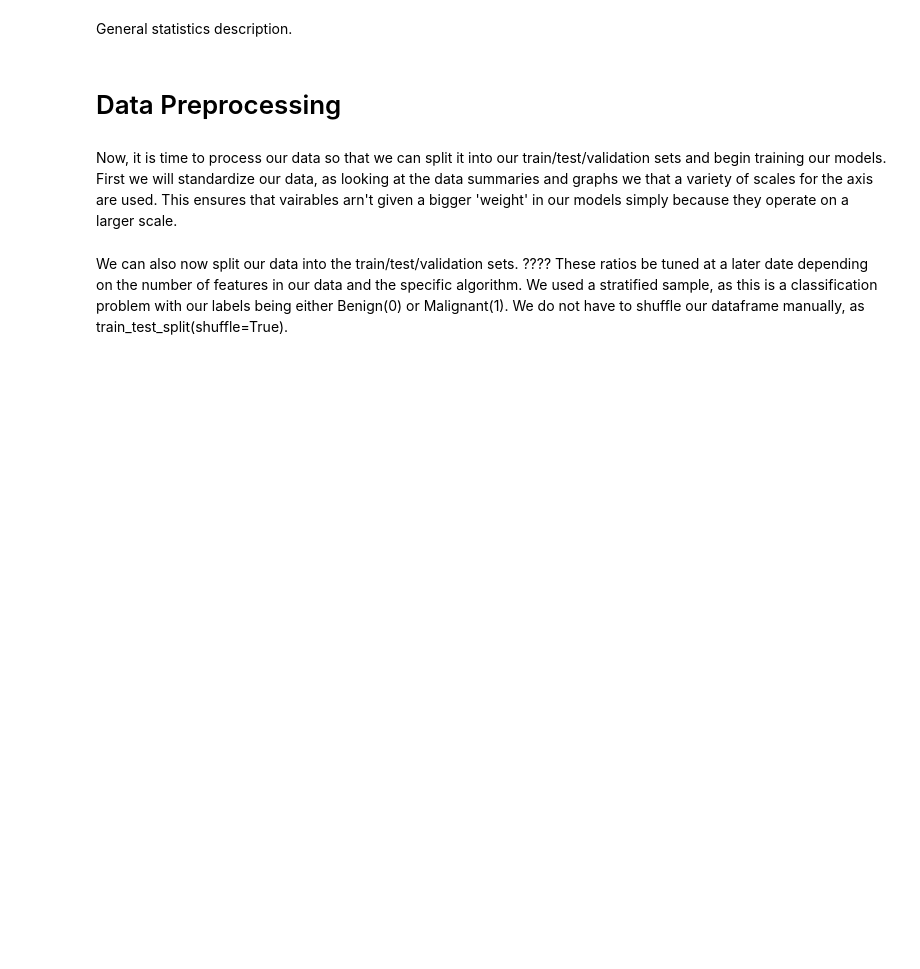
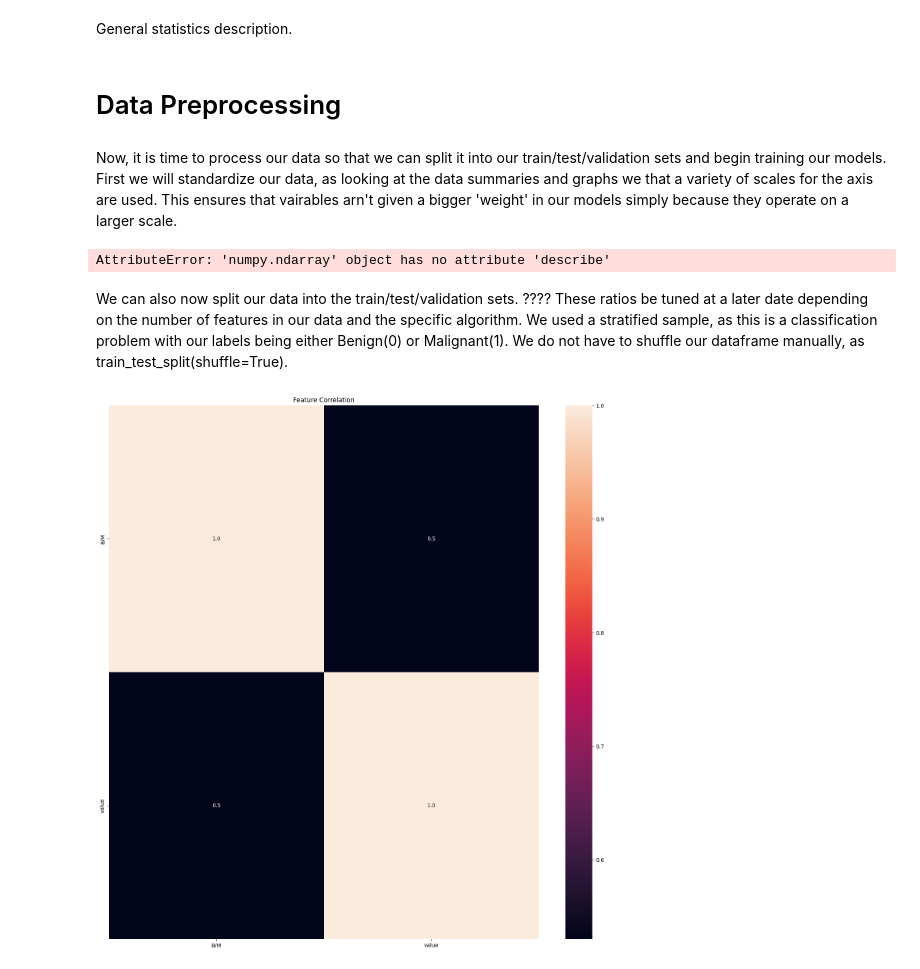
Before and after one commit to Berat03/ml_coursework, a Jupyter notebook: Data Exploration/Data_Load_Explore.ipynb, the cells around one changed output. Cells and saved outputs as stored; diff of their text form; code cells hidden in the pictures; blank space fills up the shorter version.

```diff
--- a/Data Exploration/Data_Load_Explore.ipynb
+++ b/Data Exploration/Data_Load_Explore.ipynb
@@ -136,8 +135,18 @@ Now, it is time to process our data so that we can split it into our train/test/
 # %%
 scaler = StandardScaler()
 feature = scaler.fit_transform(feature)
+feature.describe()
+# %% [output]
+AttributeError: 'numpy.ndarray' object has no attribute 'describe'
 # %% [markdown]
 We can also now split our data into the train/test/validation sets. ???? These ratios be tuned at a later date depending on the number of features in our data and the specific algorithm. We used a stratified sample, as this is a classification problem with our labels being either Benign(0) or Malignant(1). We do not have to shuffle our dataframe manually, as train_test_split(shuffle=True).
 # %%
 x, x_test, y, y_test = train_test_split(feature, label, test_size=0.25, stratify=label)
 x_train, x_val, y_train, y_val = train_test_split(x, y, test_size=0.25, stratify=y)
+# %%
+f, ax = plt.subplots(figsize=(18, 18))
+sns.heatmap((data.iloc[::, :10]).corr(), annot=True, fmt=".1f", ax=ax)
+plt.title("Feature Correlation")
+plt.show()
+# %% [output]
+[figure, added]
```
Also changed, not shown: parts of 1 cell of this notebook.
